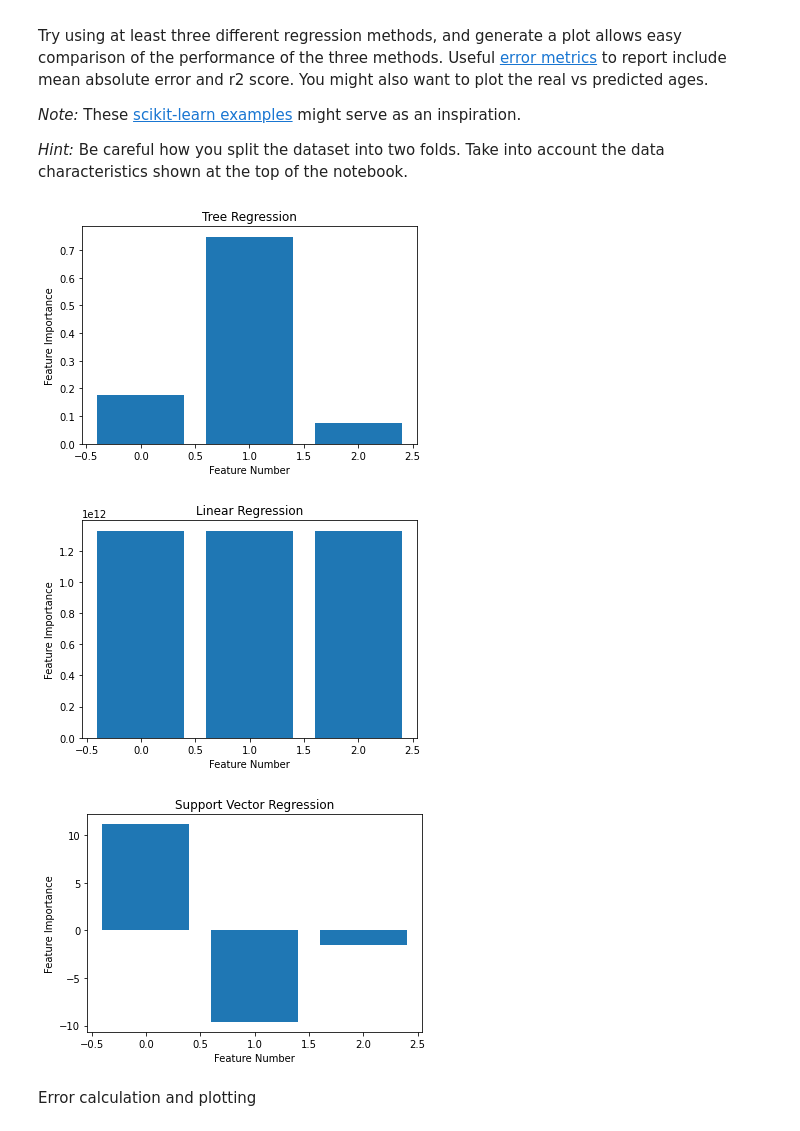
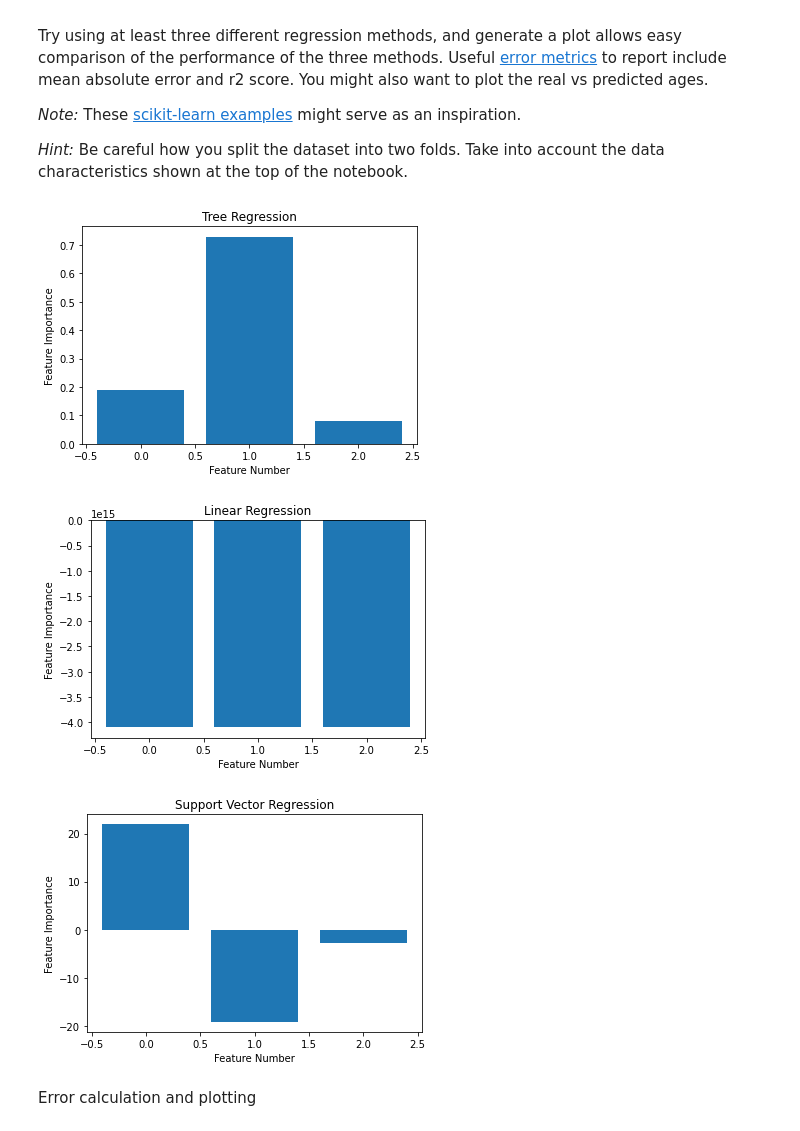
Before and after one commit to gf4417/MLforIMG-CW, a Jupyter notebook: Copy_of_CW_Brain_Age_Regression.ipynb, the cells around one changed output. Saved outputs shown, nothing was run; the diff lists cells and outputs as text; code cells hidden in the pictures.

```diff
--- a/Copy_of_CW_Brain_Age_Regression.ipynb
+++ b/Copy_of_CW_Brain_Age_Regression.ipynb
@@ -862,21 +854,21 @@ z_results = repeated_k_fold(z_norm_X, y, models, 2, 5)
 # %%
 def evaluate_feature_importances(X, y, models):
   for i, (n, m) in enumerate(models):
       model = initialise(m, n)
-      model.fit(X_train, y_train.flatten())
+      model.fit(X, y.flatten())
       feature_importance = get_feature_importances(model, n)
       fig, ax = plt.subplots()
       ax.bar([x for x in range(len(feature_importance))], feature_importance)
       ax.set_xlabel('Feature Number')
       ax.set_ylabel('Feature Importance')
       ax.set_title(n)
       plt.show()
 
 evaluate_feature_importances(X, y, models)
 # %% [output]
-[figure, old version]
+[figure, new version]
-[figure, old version]
+[figure, new version]
-[figure, old version]
+[figure, new version]
 # %% [markdown]
 Error calculation and plotting
 # %%
```
Also changed, not shown: parts of 9 cells of this notebook.
